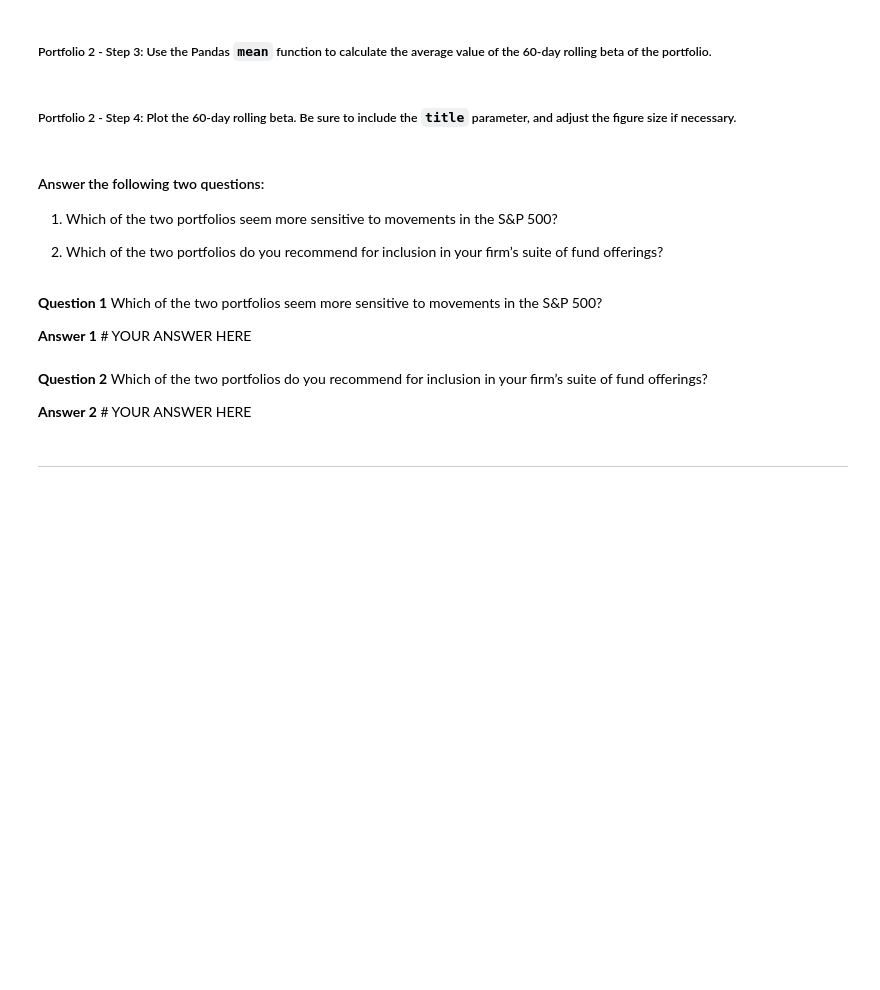
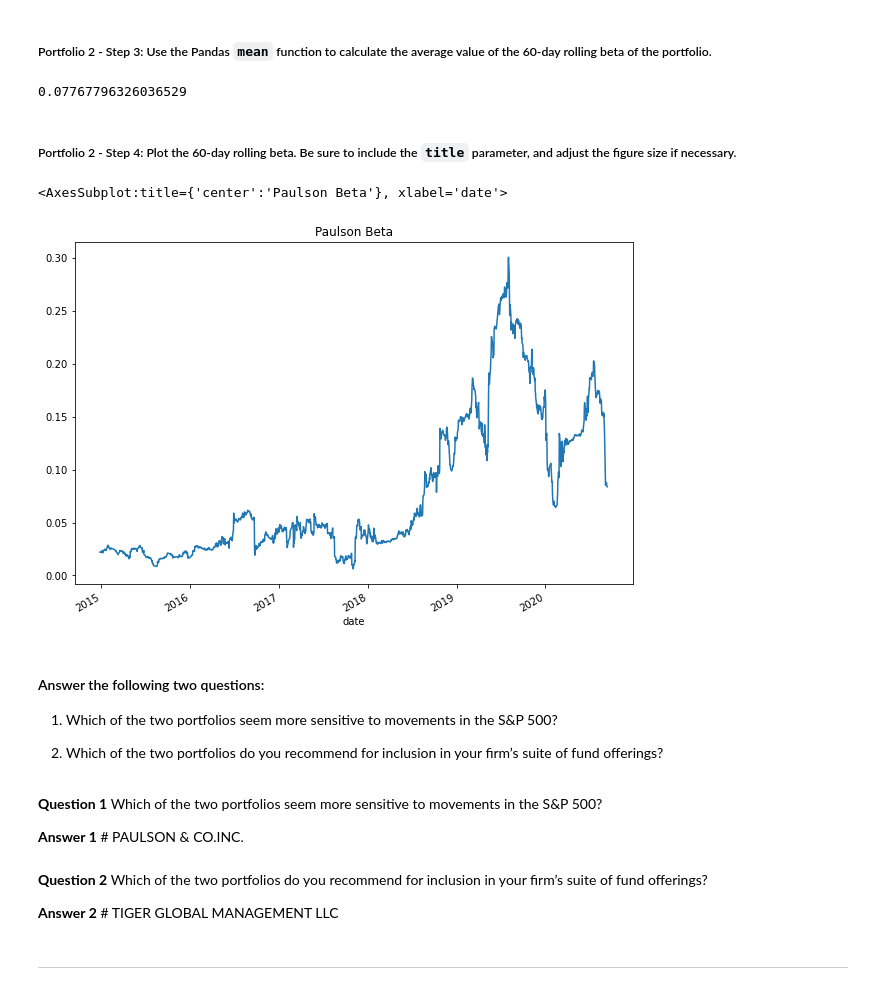
Before and after one commit to j-w-code/Module_4_Challenge-, a Jupyter notebook: Starter_Code_04/risk_return_analysis.ipynb, the cells around one changed output. Cells and saved outputs as stored; diff of their text form; code cells hidden in the pictures; blank space fills up the shorter version.

```diff
--- a/Starter_Code_04/risk_return_analysis.ipynb
+++ b/Starter_Code_04/risk_return_analysis.ipynb
@@ -468,4 +468,6 @@ tiger_beta.plot(figsize=(10,7), title="Tiger Beta")
 # %%
 # Calculate the covariance using a 60-day rolling window
 # Review the last five rows of the covariance data
-# YOUR CODE HERE
+paulson_covariance_df = daily_returns_df['PAULSON & CO.INC.'].rolling(window=60).cov(daily_returns_df['S&P 500'])
+
+paulson_covariance_df.tail()
@@ -474,4 +484,7 @@ tiger_beta.plot(figsize=(10,7), title="Tiger Beta")
 # %%
 # Calculate the beta based on the 60-day rolling covariance compared to the market (S&P 500)
 # Review the last five rows of the beta information
-# YOUR CODE HERE
+paulson_beta = paulson_covariance_df / variance
+
+
+paulson_beta.tail()
@@ -479,13 +500,18 @@ tiger_beta.plot(figsize=(10,7), title="Tiger Beta")
 ##### Portfolio 2 - Step 3: Use the Pandas `mean` function to calculate the average value of the 60-day rolling beta of the portfolio.
 # %%
 # Calculate the average of the 60-day rolling beta
-# YOUR CODE HERE
+paulson_beta.mean()
+# %% [output]
+0.07767796326036529
 # %% [markdown]
 ##### Portfolio 2 - Step 4: Plot the 60-day rolling beta. Be sure to include the `title` parameter, and adjust the figure size if necessary.
 # %%
 # Plot the rolling beta
 # Include a title parameter and adjust the figure size
-# YOUR CODE HERE
+paulson_beta.plot(figsize=(10,7), title="Paulson Beta")
+# %% [output]
+<AxesSubplot:title={'center':'Paulson Beta'}, xlabel='date'>
+[figure, added]
 # %% [markdown]
 #### Answer the following two questions:
 
@@ -495,10 +521,10 @@ tiger_beta.plot(figsize=(10,7), title="Tiger Beta")
 # %% [markdown]
 **Question 1** Which of the two portfolios seem more sensitive to movements in the S&P 500?
 
-**Answer 1** # YOUR ANSWER HERE
+**Answer 1** # PAULSON & CO.INC.
 # %% [markdown]
 **Question 2** Which of the two portfolios do you recommend for inclusion in your firm’s suite of fund offerings?
 
-**Answer 2** # YOUR ANSWER HERE
+**Answer 2** # TIGER GLOBAL MANAGEMENT LLC
 # %% [markdown]
 ---
```
Also changed, not shown: parts of 2 cells of this notebook.
